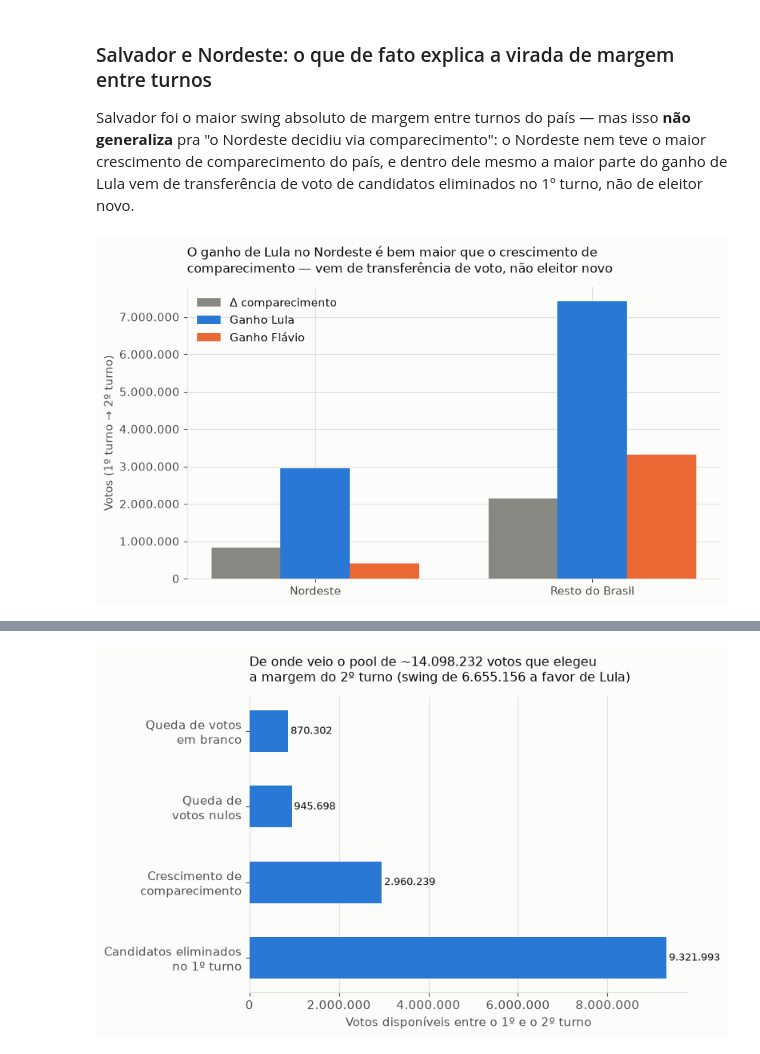
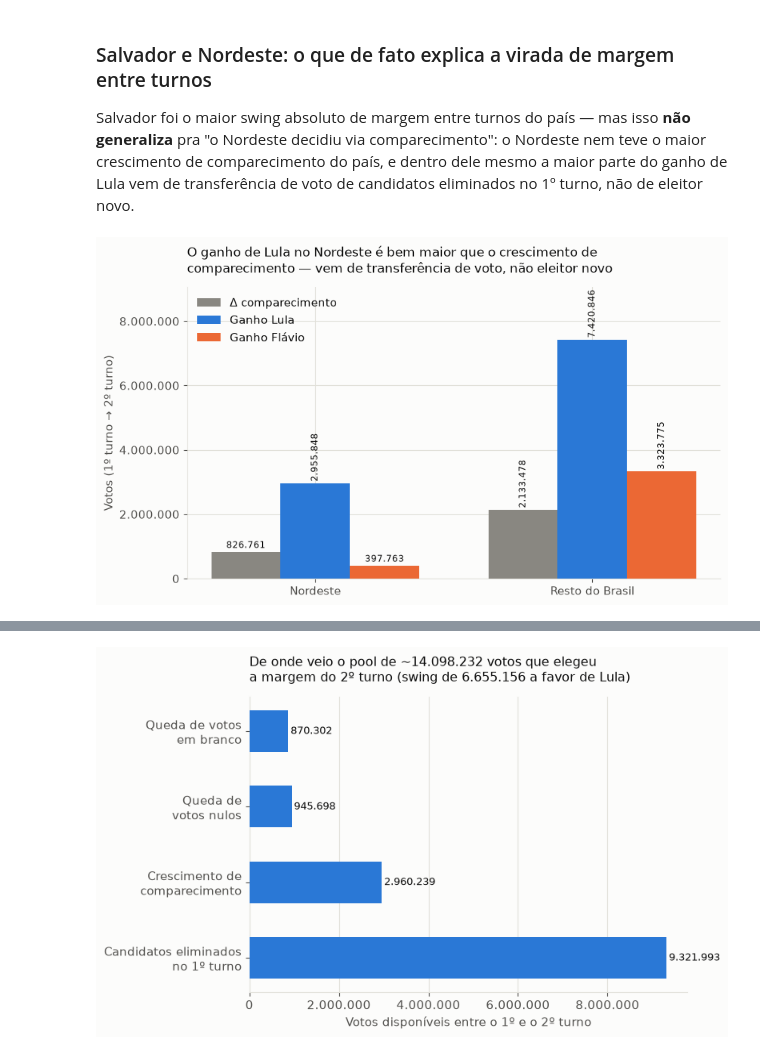
Before and after one commit to fsegall/eleicoes-2026-checagem, a Jupyter notebook: notebooks/01_eleicoes_2026_presidente.ipynb, the cells around one changed output, grey strips where cells are left out. Cells and saved outputs as stored; diff of their text form; code cells hidden in the pictures.

```diff
--- a/notebooks/01_eleicoes_2026_presidente.ipynb
+++ b/notebooks/01_eleicoes_2026_presidente.ipynb
@@ -768,31 +778,35 @@ votos_regiao = con.sql(f"""
     FROM read_csv('{CSV_PATH}', delim=';', encoding='latin1', header=True)
     WHERE NM_VOTAVEL IN ('LUIZ INÁCIO LULA DA SILVA', 'FLAVIO NANTES BOLSONARO')
     GROUP BY 1, 2, 3 ORDER BY 1, 2, 3
 """).df()
 
 def delta_comp(regiao):
     s = comp_regiao[comp_regiao.regiao == regiao].set_index('NR_TURNO')['total_votos']
     return s[2] - s[1]
 
 def ganho(regiao, candidato):
     s = votos_regiao[(votos_regiao.regiao == regiao) & (votos_regiao.NM_VOTAVEL.str.contains(candidato))].set_index('NR_TURNO')['votos']
     return s[2] - s[1]
 
 fig, ax = plt.subplots(figsize=(8.5, 5))
 x = np.arange(2); width = 0.25
 regioes = ["Nordeste", "Resto do Brasil"]
 comp_vals = [delta_comp(r) for r in regioes]
 lula_vals = [ganho(r, "LULA") for r in regioes]
 flavio_vals = [ganho(r, "BOLSONARO") for r in regioes]
 ax.bar(x-width, comp_vals, width, color=MUTED, label="Δ comparecimento", zorder=3)
 ax.bar(x, lula_vals, width, color=LULA, label="Ganho Lula", zorder=3)
 ax.bar(x+width, flavio_vals, width, color=FLAVIO, label="Ganho Flávio", zorder=3)
 ax.set_xticks(x, regioes)
 ax.set_ylabel("Votos (1º turno → 2º turno)")
 ax.yaxis.set_major_formatter(mticker.FuncFormatter(fmt_milhar))
 ax.set_title("O ganho de Lula no Nordeste é bem maior que o crescimento de\ncomparecimento — vem de transferência de voto, não eleitor novo", fontsize=12, loc="left", pad=14)
+for xi, vals in [(x-width, comp_vals), (x, lula_vals), (x+width, flavio_vals)]:
+    for xii, v in zip(xi, vals):
+        ax.text(xii, v + 60000, f"{v:,.0f}".replace(",", "."), ha="center", fontsize=8.5, rotation=90 if v > 1000000 else 0, va="bottom")
+ax.set_ylim(0, max(lula_vals) * 1.22)
 ax.legend(frameon=False)
 fig.tight_layout()
 plt.show()
 # %% [output]
-[figure, old version]
+[figure, new version]
```
Also changed, not shown: parts of 6 cells of this notebook, 2 other files.
